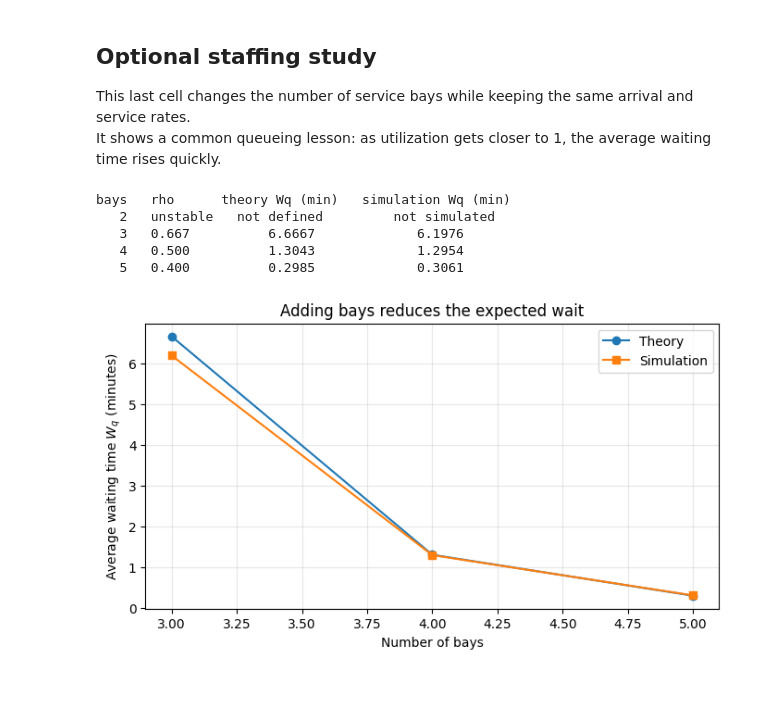
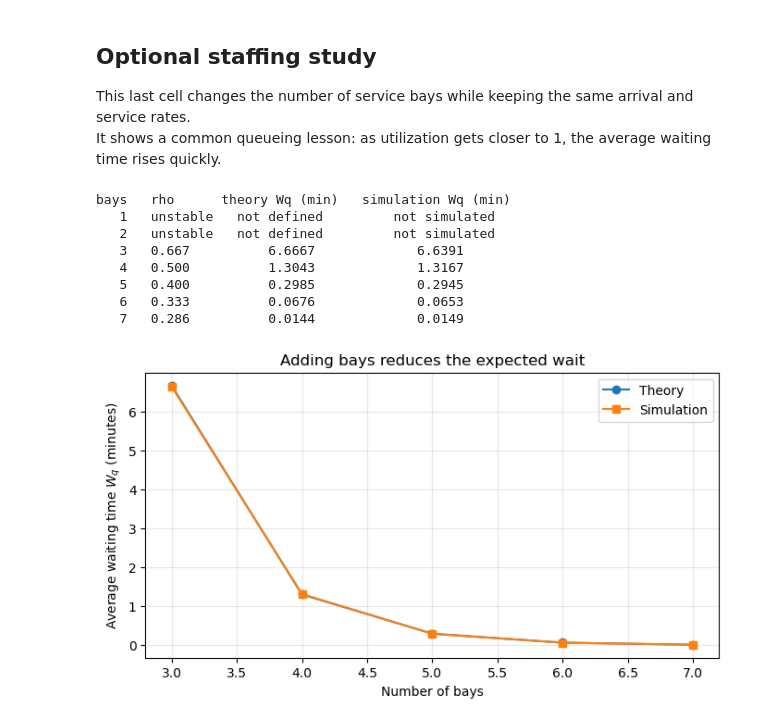
Before and after one commit to Dr-Daily/SystemsEngineering, a Jupyter notebook: Multi-Channel Queuing Example.ipynb, the cells around one changed output. Saved outputs shown, nothing was run; the diff lists cells and outputs as text; code cells hidden in the pictures; blank space fills up the shorter version.

```diff
--- a/Multi-Channel Queuing Example.ipynb
+++ b/Multi-Channel Queuing Example.ipynb
@@ -128,7 +119,7 @@ which is safely below 1, so the system is stable.
 # %%
-arrival_rate = 8.0   # cars per hour
-service_rate = 4.0   # cars per hour per bay
-servers = 3
+arrival_rate = 8 #150   # cars per hour
+service_rate = 4 #18   # cars per hour per bay
+servers = 3 #12
 
 theory = mmc_theory(arrival_rate, service_rate, servers)
 
@@ -438,42 +364,45 @@ plt.show()
 This last cell changes the number of service bays while keeping the same arrival and service rates.
 It shows a common queueing lesson: as utilization gets closer to 1, the average waiting time rises quickly.
 # %%
-bay_choices = [2, 3, 4, 5]
+bay_choices = [n for n in range(1,8)]
 
 stable_bays = []
 rho_values = []
 theory_Wq = []
 sim_Wq = []
 
 print("bays   rho      theory Wq (min)   simulation Wq (min)")
 for c in bay_choices:
     if arrival_rate >= c * service_rate:
         print(f"{c:4d}   unstable   not defined         not simulated")
         continue
 
     th = mmc_theory(arrival_rate, service_rate, c)
-    sim = simulate_mmc(arrival_rate, service_rate, c, completed_customers=100_000, seed=20 + c)
+    sim = simulate_mmc(arrival_rate, service_rate, c, completed_customers=400_000, seed=20 + c)
 
     stable_bays.append(c)
     rho_values.append(th["rho"])
     theory_Wq.append(th["Wq_minutes"])
     sim_Wq.append(sim["Wq_minutes"])
 
     print(f"{c:4d}  {th['rho']:6.3f}      {th['Wq_minutes']:10.4f}         {sim['Wq_minutes']:10.4f}")
 
 plt.figure(figsize=(8, 4))
 plt.plot(stable_bays, theory_Wq, marker="o", label="Theory")
 plt.plot(stable_bays, sim_Wq, marker="s", label="Simulation")
 plt.xlabel("Number of bays")
 plt.ylabel("Average waiting time $W_q$ (minutes)")
 plt.title("Adding bays reduces the expected wait")
 plt.legend()
 plt.grid(True, alpha=0.3)
 plt.show()
 # %% [output]
 bays   rho      theory Wq (min)   simulation Wq (min)
+   1   unstable   not defined         not simulated
    2   unstable   not defined         not simulated
-   3   0.667          6.6667             6.1976
-   4   0.500          1.3043             1.2954
-   5   0.400          0.2985             0.3061
+   3   0.667          6.6667             6.6391
+   4   0.500          1.3043             1.3167
+   5   0.400          0.2985             0.2945
+   6   0.333          0.0676             0.0653
+   7   0.286          0.0144             0.0149
-[figure, old version]
+[figure, new version]
```
Also changed, not shown: parts of 8 cells of this notebook.
